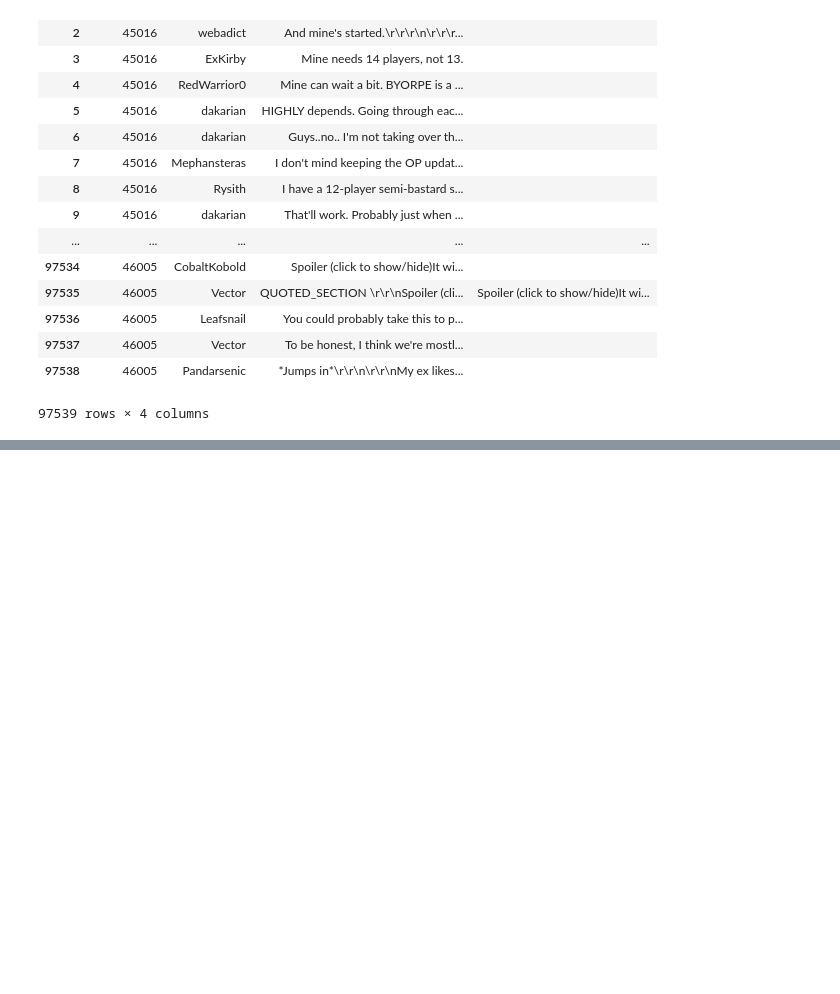
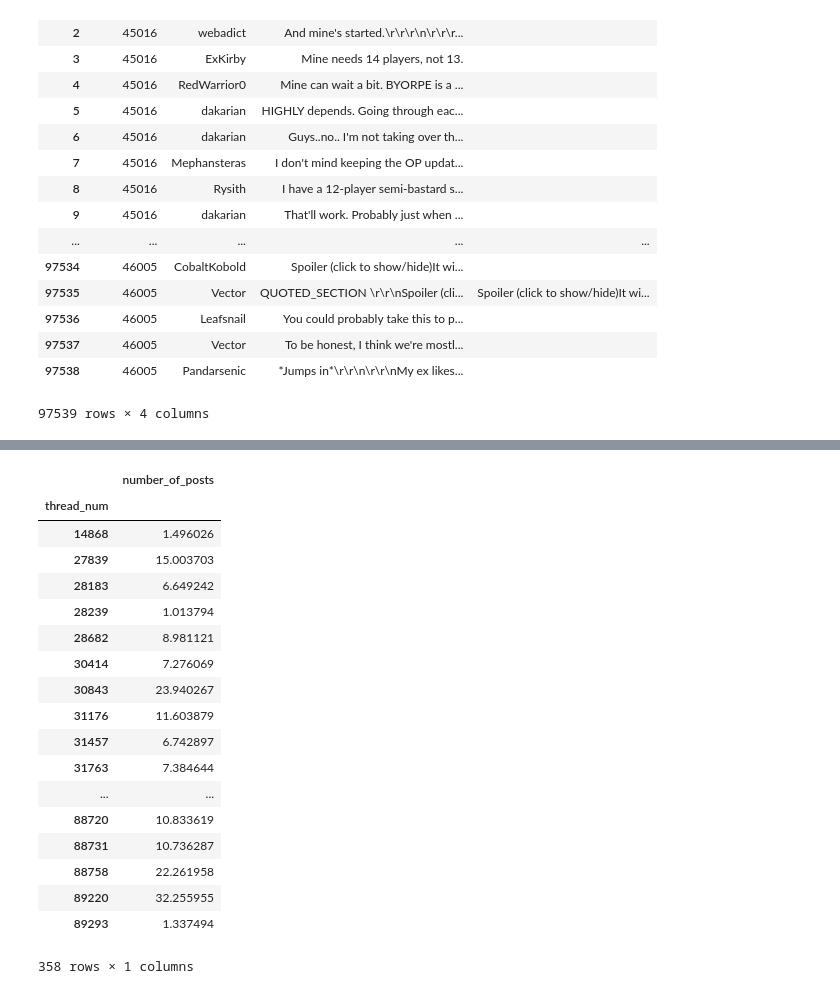
Before and after one commit to Nikishul/Kaggle-NMA-Competition, a Jupyter notebook: notebooks/NMA visualization.ipynb, the cells around one changed output, grey strips where cells are left out. Cells and saved outputs as stored; diff of their text form; code cells hidden in the pictures; blank space fills up the shorter version.

```diff
--- a/notebooks/NMA visualization.ipynb
+++ b/notebooks/NMA visualization.ipynb
@@ -115,0 +201,22 @@ TypeError: Must pass both levels and labels
+# %%
+df.groupby("thread_num").std()
+# %% [output]
+|  | number_of_posts |
+| thread_num |  |
+| 14868 | 1.496026 |
+| 27839 | 15.003703 |
+| 28183 | 6.649242 |
+| 28239 | 1.013794 |
+| 28682 | 8.981121 |
+| 30414 | 7.276069 |
+| 30843 | 23.940267 |
+| 31176 | 11.603879 |
+| 31457 | 6.742897 |
+| 31763 | 7.384644 |
+| ... | ... |
+| 88720 | 10.833619 |
+| 88731 | 10.736287 |
+| 88758 | 22.261958 |
+| 89220 | 32.255955 |
+| 89293 | 1.337494 |
+358 rows × 1 columns
```
Also changed, not shown: parts of 9 cells of this notebook, 3 other files.
